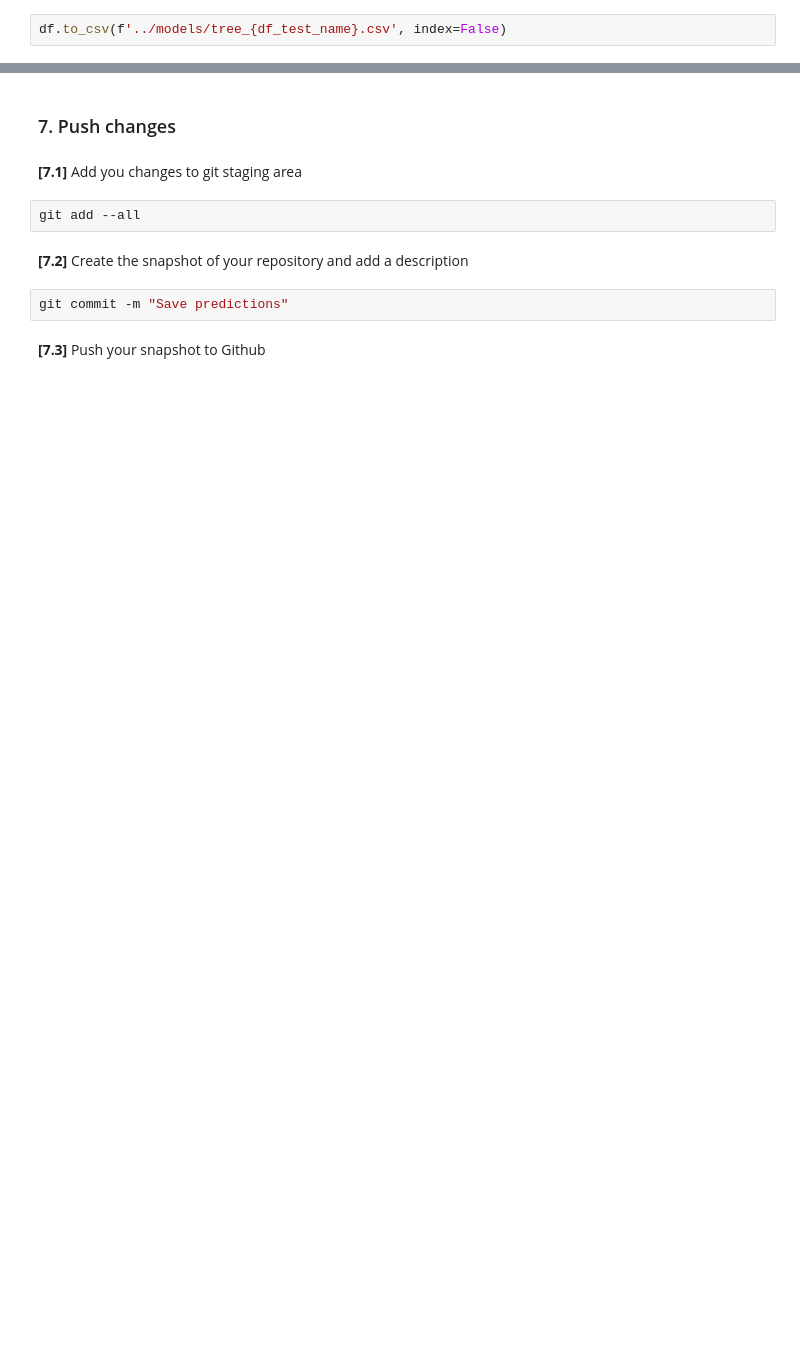
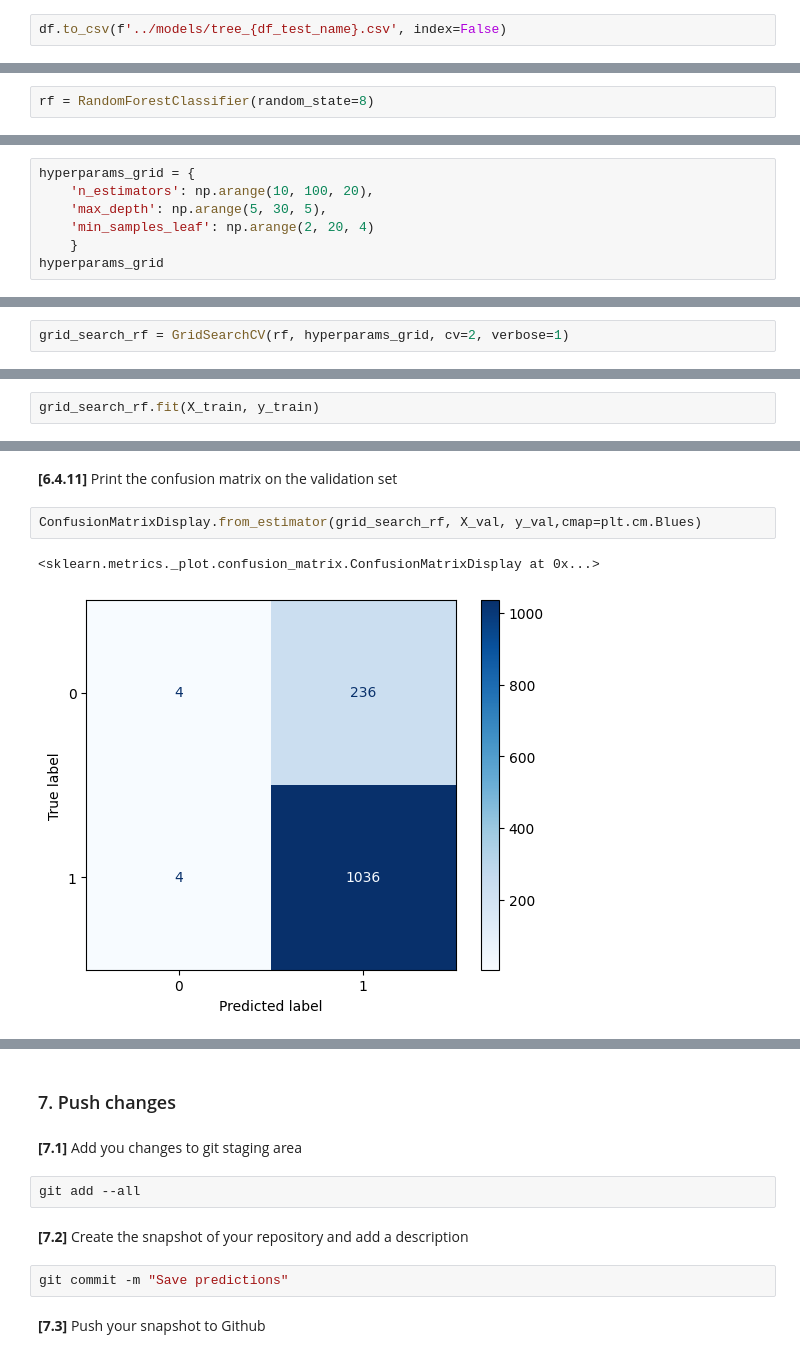
Before and after one commit to bonhxh/adv_dsi, a Jupyter notebook: notebooks/bonheur_sorn-49371-week2-5_nba_prediction.ipynb, the cells around one changed output, grey strips where cells are left out. Drawn from its saved outputs; the diff is of its cells as text; blank space fills up the shorter version.

```diff
--- a/notebooks/bonheur_sorn-49371-week2-5_nba_prediction.ipynb
+++ b/notebooks/bonheur_sorn-49371-week2-5_nba_prediction.ipynb
@@ -601,0 +612,2 @@ df.to_csv(f'../models/tree_{df_test_name}.csv', index=False)
+# %%
+rf = RandomForestClassifier(random_state=8)
@@ -601,0 +616,7 @@ df.to_csv(f'../models/tree_{df_test_name}.csv', index=False)
+# %%
+hyperparams_grid = {
+    'n_estimators': np.arange(10, 100, 20),
+    'max_depth': np.arange(5, 30, 5),
+    'min_samples_leaf': np.arange(2, 20, 4)
+    }
+hyperparams_grid
@@ -601,0 +629,2 @@ df.to_csv(f'../models/tree_{df_test_name}.csv', index=False)
+# %%
+grid_search_rf = GridSearchCV(rf, hyperparams_grid, cv=2, verbose=1)
@@ -601,0 +633,2 @@ df.to_csv(f'../models/tree_{df_test_name}.csv', index=False)
+# %%
+grid_search_rf.fit(X_train, y_train)
@@ -601,0 +719,7 @@ df.to_csv(f'../models/tree_{df_test_name}.csv', index=False)
+# %% [markdown]
+**[6.4.11]** Print the confusion matrix on the validation set
+# %%
+ConfusionMatrixDisplay.from_estimator(grid_search_rf, X_val, y_val,cmap=plt.cm.Blues)
+# %% [output]
+<sklearn.metrics._plot.confusion_matrix.ConfusionMatrixDisplay at 0x...>
+[figure, added]
```
Also changed, not shown: parts of 43 cells of this notebook, 1 other file.
